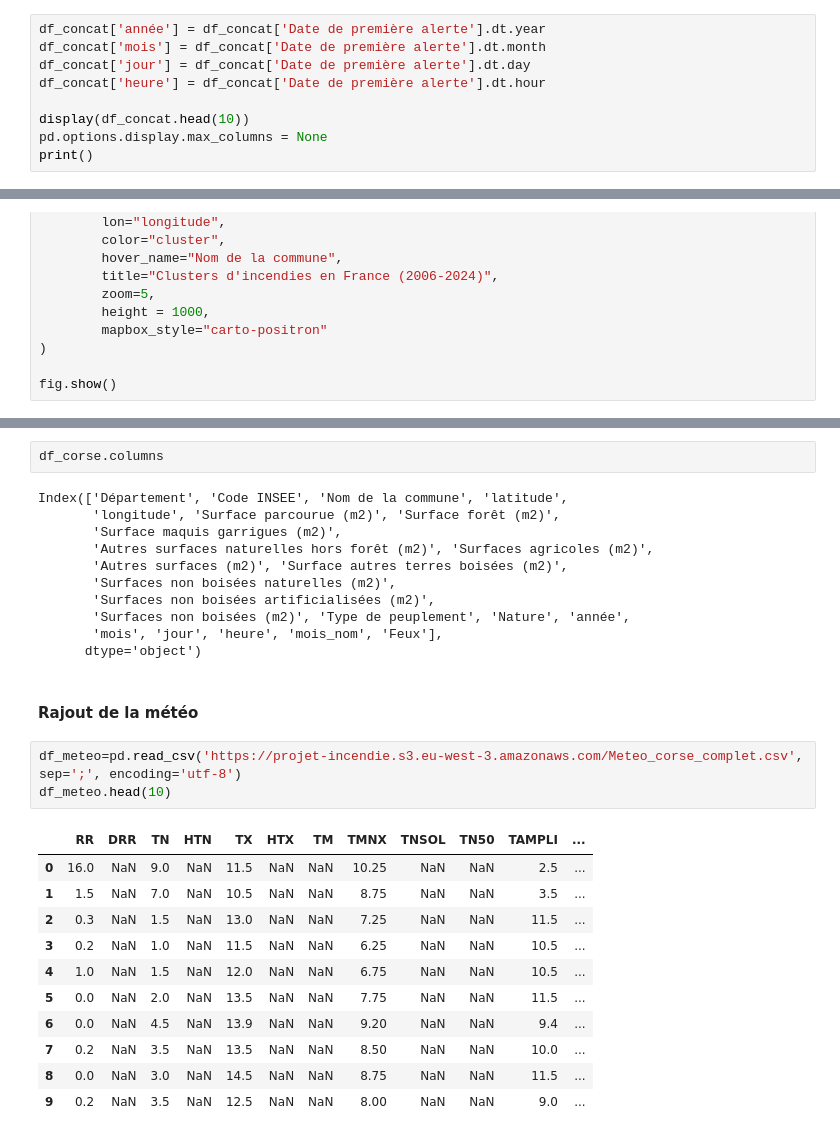
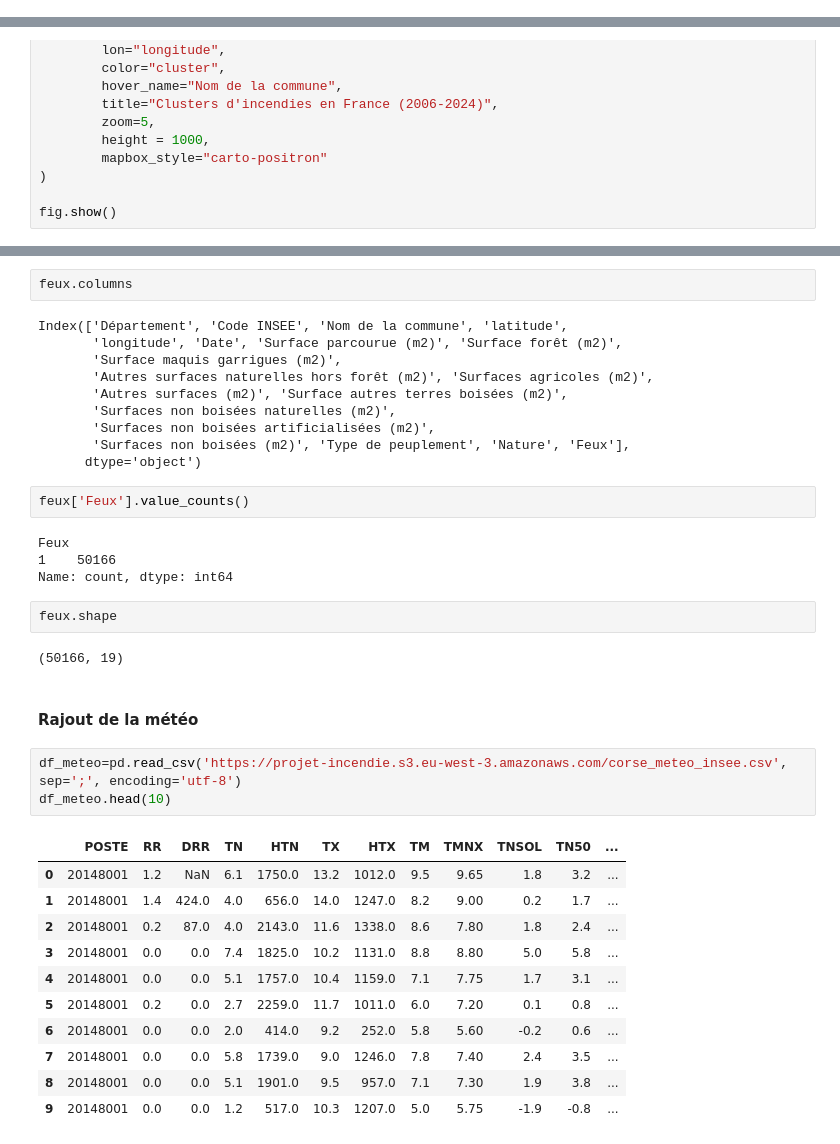
Before and after one commit to Marc-jed/Projet-Fire, a Jupyter notebook: incendies_visu.ipynb, the cells around one changed output, grey strips where cells are left out. Saved outputs shown, nothing was run; the diff lists cells and outputs as text.

```diff
--- a/incendies_visu.ipynb
+++ b/incendies_visu.ipynb
@@ -386,9 +427,0 @@ pandas._libs.tslibs.timestamps.Timestamp
-# %%
-df_concat['année'] = df_concat['Date de première alerte'].dt.year
-df_concat['mois'] = df_concat['Date de première alerte'].dt.month
-df_concat['jour'] = df_concat['Date de première alerte'].dt.day
-df_concat['heure'] = df_concat['Date de première alerte'].dt.hour
-
-display(df_concat.head(10))
-pd.options.display.max_columns = None
-print()
@@ -668,30 +653,39 @@ pandas.core.frame.DataFrame
 # %%
-df_corse.columns
+feux.columns
 # %% [output]
 Index(['Département', 'Code INSEE', 'Nom de la commune', 'latitude',
-       'longitude', 'Surface parcourue (m2)', 'Surface forêt (m2)',
+       'longitude', 'Date', 'Surface parcourue (m2)', 'Surface forêt (m2)',
        'Surface maquis garrigues (m2)',
        'Autres surfaces naturelles hors forêt (m2)', 'Surfaces agricoles (m2)',
        'Autres surfaces (m2)', 'Surface autres terres boisées (m2)',
        'Surfaces non boisées naturelles (m2)',
        'Surfaces non boisées artificialisées (m2)',
-       'Surfaces non boisées (m2)', 'Type de peuplement', 'Nature', 'année',
-       'mois', 'jour', 'heure', 'mois_nom', 'Feux'],
+       'Surfaces non boisées (m2)', 'Type de peuplement', 'Nature', 'Feux'],
       dtype='object')
+# %%
+feux['Feux'].value_counts()
+# %% [output]
+Feux
+1    50166
+Name: count, dtype: int64
+# %%
+feux.shape
+# %% [output]
+(50166, 19)
 # %% [markdown]
 #### Rajout de la météo
 # %%
-df_meteo=pd.read_csv('https://projet-incendie.s3.eu-west-3.amazonaws.com/Meteo_corse_complet.csv', sep=';', encoding='utf-8')
+df_meteo=pd.read_csv('https://projet-incendie.s3.eu-west-3.amazonaws.com/corse_meteo_insee.csv', sep=';', encoding='utf-8')
 df_meteo.head(10)
 # %% [output]
-|  | RR | DRR | TN | HTN | TX | HTX | TM | TMNX | TNSOL | TN50 | TAMPLI | ... |
-| 0 | 16.0 | NaN | 9.0 | NaN | 11.5 | NaN | NaN | 10.25 | NaN | NaN | 2.5 | ... |
-| 1 | 1.5 | NaN | 7.0 | NaN | 10.5 | NaN | NaN | 8.75 | NaN | NaN | 3.5 | ... |
-| 2 | 0.3 | NaN | 1.5 | NaN | 13.0 | NaN | NaN | 7.25 | NaN | NaN | 11.5 | ... |
-| 3 | 0.2 | NaN | 1.0 | NaN | 11.5 | NaN | NaN | 6.25 | NaN | NaN | 10.5 | ... |
-| 4 | 1.0 | NaN | 1.5 | NaN | 12.0 | NaN | NaN | 6.75 | NaN | NaN | 10.5 | ... |
-| 5 | 0.0 | NaN | 2.0 | NaN | 13.5 | NaN | NaN | 7.75 | NaN | NaN | 11.5 | ... |
-| 6 | 0.0 | NaN | 4.5 | NaN | 13.9 | NaN | NaN | 9.20 | NaN | NaN | 9.4 | ... |
-| 7 | 0.2 | NaN | 3.5 | NaN | 13.5 | NaN | NaN | 8.50 | NaN | NaN | 10.0 | ... |
-| 8 | 0.0 | NaN | 3.0 | NaN | 14.5 | NaN | NaN | 8.75 | NaN | NaN | 11.5 | ... |
-| 9 | 0.2 | NaN | 3.5 | NaN | 12.5 | NaN | NaN | 8.00 | NaN | NaN | 9.0 | ... |
+|  | POSTE | RR | DRR | TN | HTN | TX | HTX | TM | TMNX | TNSOL | TN50 | ... |
+| 0 | 20148001 | 1.2 | NaN | 6.1 | 1750.0 | 13.2 | 1012.0 | 9.5 | 9.65 | 1.8 | 3.2 | ... |
+| 1 | 20148001 | 1.4 | 424.0 | 4.0 | 656.0 | 14.0 | 1247.0 | 8.2 | 9.00 | 0.2 | 1.7 | ... |
+| 2 | 20148001 | 0.2 | 87.0 | 4.0 | 2143.0 | 11.6 | 1338.0 | 8.6 | 7.80 | 1.8 | 2.4 | ... |
+| 3 | 20148001 | 0.0 | 0.0 | 7.4 | 1825.0 | 10.2 | 1131.0 | 8.8 | 8.80 | 5.0 | 5.8 | ... |
+| 4 | 20148001 | 0.0 | 0.0 | 5.1 | 1757.0 | 10.4 | 1159.0 | 7.1 | 7.75 | 1.7 | 3.1 | ... |
+| 5 | 20148001 | 0.2 | 0.0 | 2.7 | 2259.0 | 11.7 | 1011.0 | 6.0 | 7.20 | 0.1 | 0.8 | ... |
+| 6 | 20148001 | 0.0 | 0.0 | 2.0 | 414.0 | 9.2 | 252.0 | 5.8 | 5.60 | -0.2 | 0.6 | ... |
+| 7 | 20148001 | 0.0 | 0.0 | 5.8 | 1739.0 | 9.0 | 1246.0 | 7.8 | 7.40 | 2.4 | 3.5 | ... |
+| 8 | 20148001 | 0.0 | 0.0 | 5.1 | 1901.0 | 9.5 | 957.0 | 7.1 | 7.30 | 1.9 | 3.8 | ... |
+| 9 | 20148001 | 0.0 | 0.0 | 1.2 | 517.0 | 10.3 | 1207.0 | 5.0 | 5.75 | -1.9 | -0.8 | ... |
```
Also changed, not shown: parts of 73 cells of this notebook.
